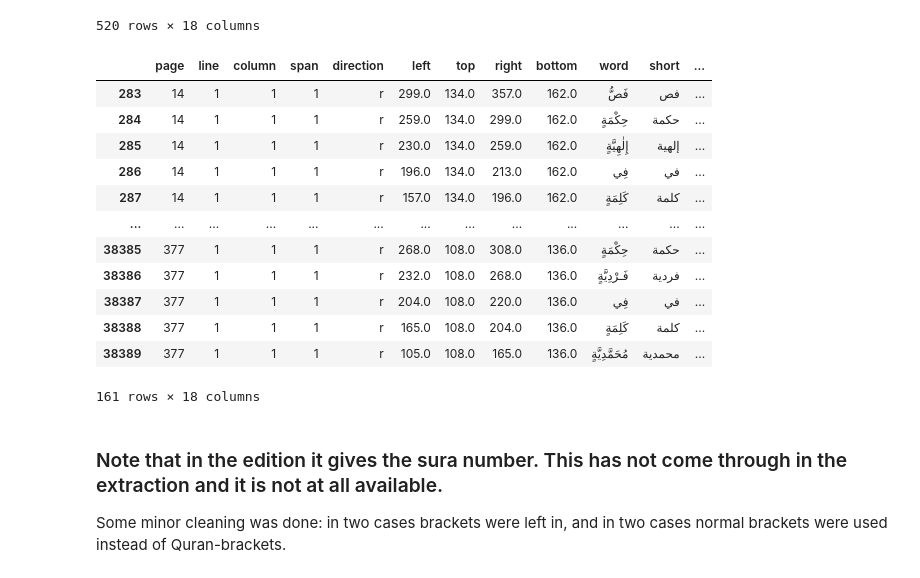
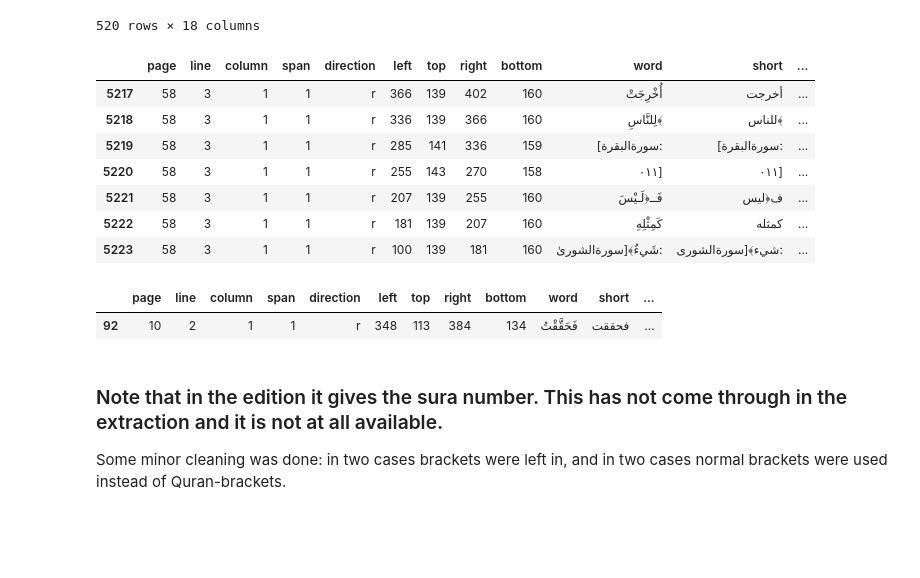
Before and after one commit to among/fusus, a Jupyter notebook: fusust-text-laboratory/TaggingQuranCitations.ipynb, the cells around one changed output. Saved outputs shown, nothing was run; the diff lists cells and outputs as text; code cells hidden in the pictures; blank space fills up the shorter version.

Commit message:
Fixed bad word splitting on several lines

```diff
--- a/fusust-text-laboratory/TaggingQuranCitations.ipynb
+++ b/fusust-text-laboratory/TaggingQuranCitations.ipynb
@@ -19,3 +10,16 @@ fusus.shape
+# %%
+fusus = pd.read_csv('fusus.csv', dtype={"page":int, "line":int, "column":int, "span":int, "direction": str,
+                                        "left":"Int64", "top":"Int64", "right":"Int64", "bottom":"Int64",
+                                        "word":str, "short":str, "haspunct":str, "punctAfter":str, "punctBefore":str,
+                                        "QunawiMS":str, "poetryMeter":str, "poetryVerse":"Int64", "fass":"Int64", "lwcvl":str, "quran":str})
+fusus.word = fusus.word.fillna('')
+fusus.short = fusus.short.fillna('')
+fusus.haspunct = fusus.haspunct.fillna('')
+fusus.punctAfter = fusus.punctAfter.fillna('')
+fusus.punctBefore = fusus.punctBefore.fillna('')
+fusus.poetryMeter = fusus.poetryMeter.fillna('')
+fusus.lwcvl = fusus.lwcvl.fillna('')
+fusus.quran = fusus.quran.fillna('')
 # %%
 fusus.head()
 # %% [output]
@@ -63,16 +91,20 @@ fusus[fusus.word.str.contains(pat=abc.QURANCLOSE)]
+# %%
+for i in range(40952,41119):
+    fusus.iloc[i, fusus.columns.get_loc("word")] = ""
+    fusus.iloc[i, fusus.columns.get_loc("short")] = ""
+# %%
+fusus[(fusus.page==58)&(fusus.line==3)]
+# %% [output]
+|  | page | line | column | span | direction | left | top | right | bottom | word | short | ... |
+| 5217 | 58 | 3 | 1 | 1 | r | 366 | 139 | 402 | 160 | أُخْرِجَتْ | أخرجت | ... |
+| 5218 | 58 | 3 | 1 | 1 | r | 336 | 139 | 366 | 160 | لِلنَّاسِ﴾ | للناس﴾ | ... |
+| 5219 | 58 | 3 | 1 | 1 | r | 285 | 141 | 336 | 159 | [سورةالبقرة: | [سورةالبقرة: | ... |
+| 5220 | 58 | 3 | 1 | 1 | r | 255 | 143 | 270 | 158 | ٠١١] | ٠١١] | ... |
+| 5221 | 58 | 3 | 1 | 1 | r | 207 | 139 | 255 | 160 | فَــ﴿لَـيْسَ | ف﴿ليس | ... |
+| 5222 | 58 | 3 | 1 | 1 | r | 181 | 139 | 207 | 160 | كَمِثْلِهِ | كمثله | ... |
+| 5223 | 58 | 3 | 1 | 1 | r | 100 | 139 | 181 | 160 | شَيءٌ﴾[سورةالشورىٰ: | شيء﴾[سورةالشورى: | ... |
 # %%
-fusus[fusus.fass!=""]
+fusus[fusus.short=="فحققت"]
 # %% [output]
 |  | page | line | column | span | direction | left | top | right | bottom | word | short | ... |
-| 283 | 14 | 1 | 1 | 1 | r | 299.0 | 134.0 | 357.0 | 162.0 | فَصُّ | فص | ... |
-| 284 | 14 | 1 | 1 | 1 | r | 259.0 | 134.0 | 299.0 | 162.0 | حِكْمَةٍ | حكمة | ... |
-| 285 | 14 | 1 | 1 | 1 | r | 230.0 | 134.0 | 259.0 | 162.0 | إِلٰهِيَّةٍ | إلهية | ... |
-| 286 | 14 | 1 | 1 | 1 | r | 196.0 | 134.0 | 213.0 | 162.0 | فِي | في | ... |
-| 287 | 14 | 1 | 1 | 1 | r | 157.0 | 134.0 | 196.0 | 162.0 | كَلِمَةٍ | كلمة | ... |
-| ... | ... | ... | ... | ... | ... | ... | ... | ... | ... | ... | ... | ... |
-| 38385 | 377 | 1 | 1 | 1 | r | 268.0 | 108.0 | 308.0 | 136.0 | حِكْمَةٍ | حكمة | ... |
-| 38386 | 377 | 1 | 1 | 1 | r | 232.0 | 108.0 | 268.0 | 136.0 | فَـرْدِيَّةٍ | فردية | ... |
-| 38387 | 377 | 1 | 1 | 1 | r | 204.0 | 108.0 | 220.0 | 136.0 | فِي | في | ... |
-| 38388 | 377 | 1 | 1 | 1 | r | 165.0 | 108.0 | 204.0 | 136.0 | كَلِمَةٍ | كلمة | ... |
-| 38389 | 377 | 1 | 1 | 1 | r | 105.0 | 108.0 | 165.0 | 136.0 | مُحَمَّدِيَّةٍ | محمدية | ... |
+| 92 | 10 | 2 | 1 | 1 | r | 348 | 113 | 384 | 134 | فَحَقَّقْتُ | فحققت | ... |
-161 rows × 18 columns
```
Also changed, not shown: parts of 30 cells of this notebook, 3 other files.
